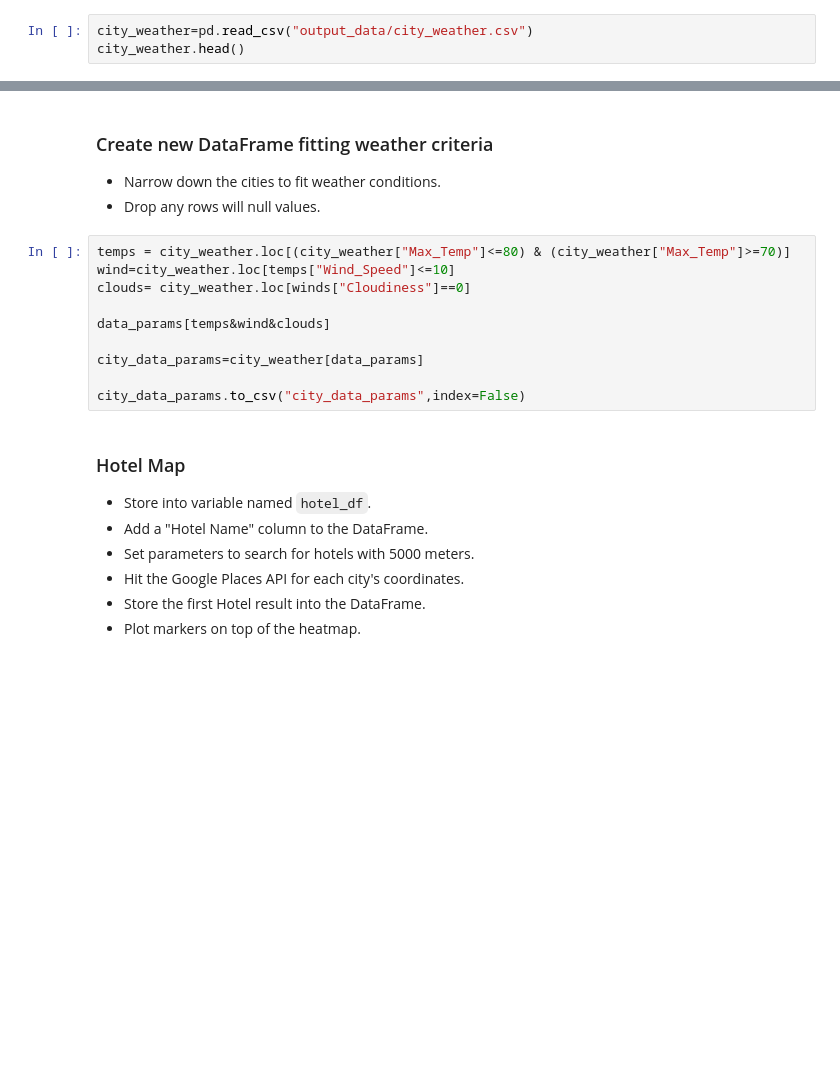
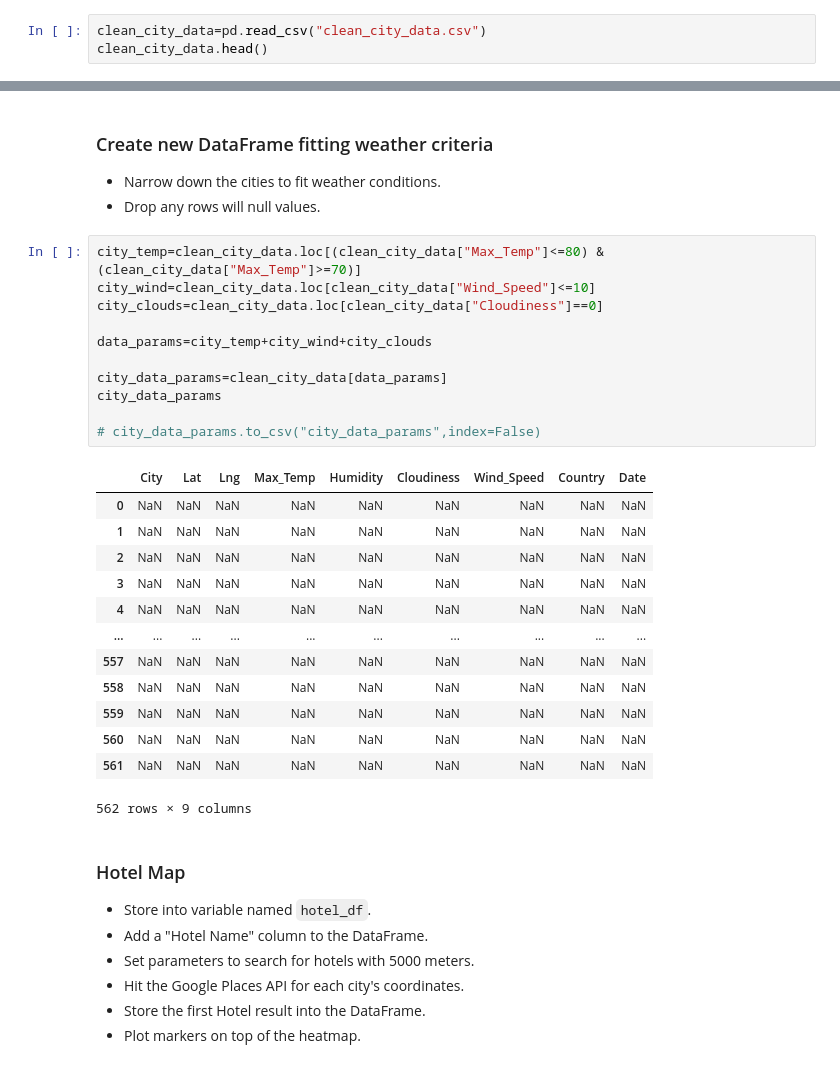
Before and after one commit to cjbeimfohr13/Python-Api-Challenge, a Jupyter notebook: WeatherPy/VacationPy.ipynb, the cells around one changed output, grey strips where cells are left out. Drawn from its saved outputs; the diff is of its cells as text; blank space fills up the shorter version.

```diff
--- a/WeatherPy/VacationPy.ipynb
+++ b/WeatherPy/VacationPy.ipynb
@@ -22,5 +22,5 @@ from api_keys import g_key
 ### Store Part I results into DataFrame
 * Load the csv exported in Part I to a DataFrame
 # %%
-city_weather=pd.read_csv("output_data/city_weather.csv")
-city_weather.head()
+clean_city_data=pd.read_csv("clean_city_data.csv")
+clean_city_data.head()
@@ -60,15 +61,30 @@ fig
 * Narrow down the cities to fit weather conditions.
 * Drop any rows will null values.
 # %%
-temps = city_weather.loc[(city_weather["Max_Temp"]<=80) & (city_weather["Max_Temp"]>=70)]
-wind=city_weather.loc[temps["Wind_Speed"]<=10]
-clouds= city_weather.loc[winds["Cloudiness"]==0]
+city_temp=clean_city_data.loc[(clean_city_data["Max_Temp"]<=80) & (clean_city_data["Max_Temp"]>=70)]
+city_wind=clean_city_data.loc[clean_city_data["Wind_Speed"]<=10]
+city_clouds=clean_city_data.loc[clean_city_data["Cloudiness"]==0]
 
-data_params[temps&wind&clouds]
+data_params=city_temp+city_wind+city_clouds
 
-city_data_params=city_weather[data_params]
+city_data_params=clean_city_data[data_params]
+city_data_params
 
-city_data_params.to_csv("city_data_params",index=False)
+# city_data_params.to_csv("city_data_params",index=False)
+# %% [output]
+|  | City | Lat | Lng | Max_Temp | Humidity | Cloudiness | Wind_Speed | Country | Date |
+| 0 | NaN | NaN | NaN | NaN | NaN | NaN | NaN | NaN | NaN |
+| 1 | NaN | NaN | NaN | NaN | NaN | NaN | NaN | NaN | NaN |
+| 2 | NaN | NaN | NaN | NaN | NaN | NaN | NaN | NaN | NaN |
+| 3 | NaN | NaN | NaN | NaN | NaN | NaN | NaN | NaN | NaN |
+| 4 | NaN | NaN | NaN | NaN | NaN | NaN | NaN | NaN | NaN |
+| ... | ... | ... | ... | ... | ... | ... | ... | ... | ... |
+| 557 | NaN | NaN | NaN | NaN | NaN | NaN | NaN | NaN | NaN |
+| 558 | NaN | NaN | NaN | NaN | NaN | NaN | NaN | NaN | NaN |
+| 559 | NaN | NaN | NaN | NaN | NaN | NaN | NaN | NaN | NaN |
+| 560 | NaN | NaN | NaN | NaN | NaN | NaN | NaN | NaN | NaN |
+| 561 | NaN | NaN | NaN | NaN | NaN | NaN | NaN | NaN | NaN |
+562 rows × 9 columns
 # %% [markdown]
 ### Hotel Map
 * Store into variable named `hotel_df`.
```
Also changed, not shown: parts of 7 cells of this notebook.
